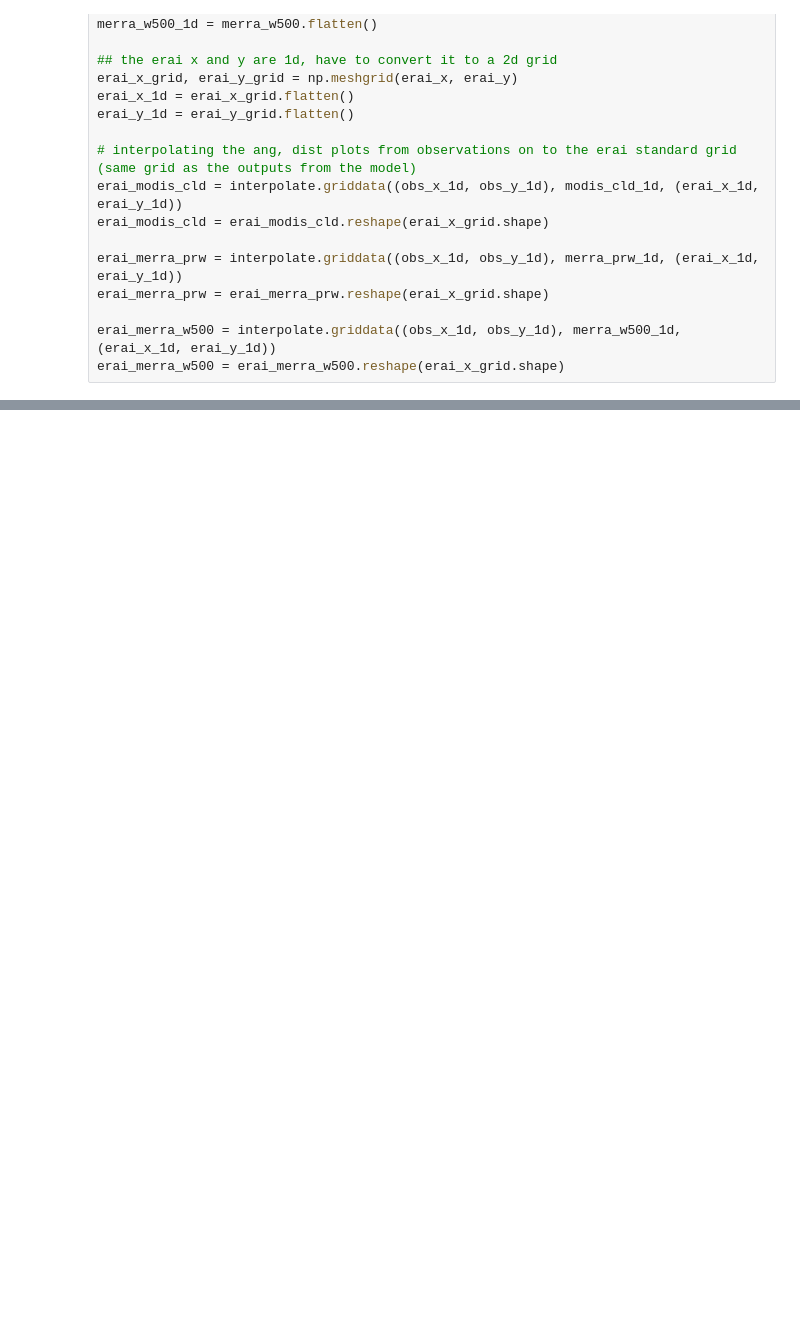
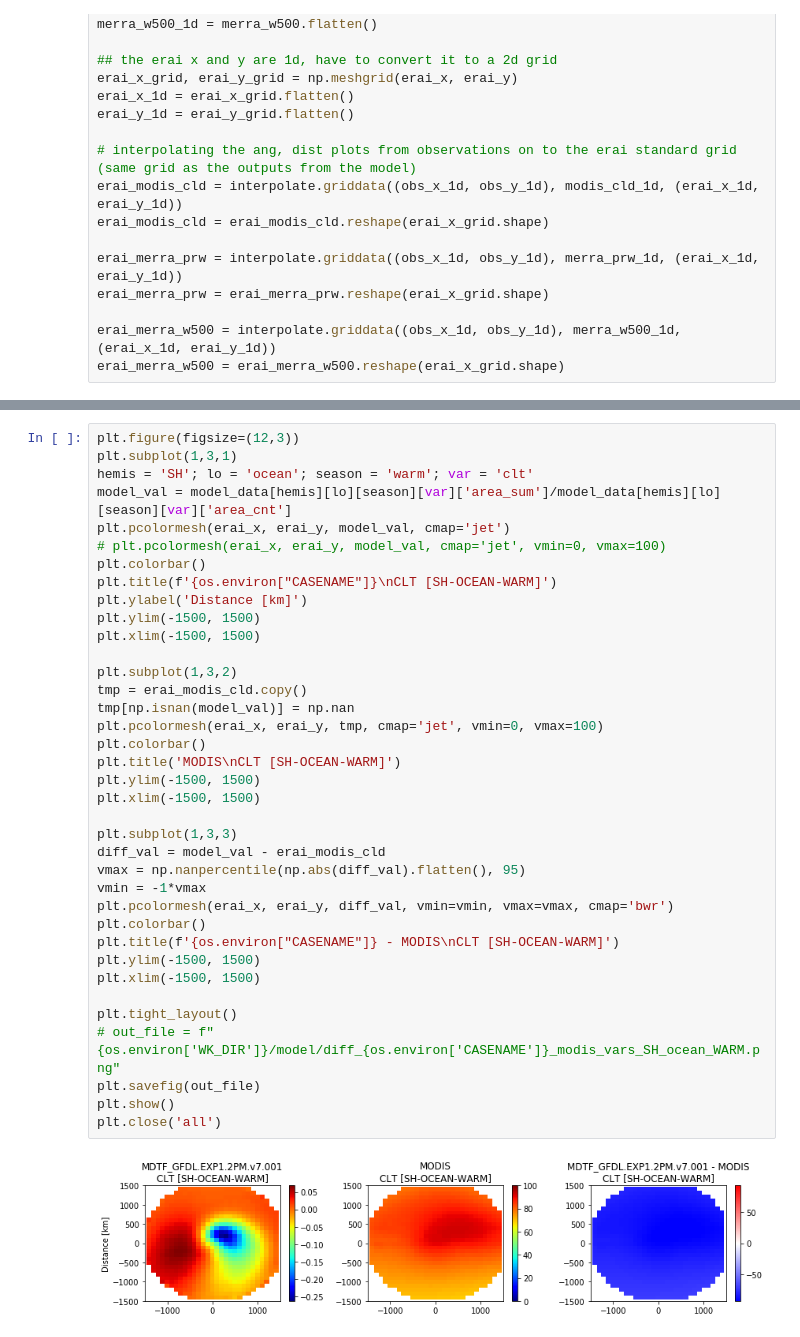
Before and after one commit to NOAA-GFDL/MDTF-diagnostics, a Jupyter notebook: diagnostics/etc_composites/remove/test_plot.ipynb, the cells around one changed output, grey strips where cells are left out. Drawn from its saved outputs; the diff is of its cells as text; blank space fills up the shorter version.

Commit message:
created new diff plots; fixed some minor errors

```diff
--- a/diagnostics/etc_composites/remove/test_plot.ipynb
+++ b/diagnostics/etc_composites/remove/test_plot.ipynb
@@ -258,0 +255,39 @@ plt.close('all')
+# %%
+plt.figure(figsize=(12,3))
+plt.subplot(1,3,1)
+hemis = 'SH'; lo = 'ocean'; season = 'warm'; var = 'clt'
+model_val = model_data[hemis][lo][season][var]['area_sum']/model_data[hemis][lo][season][var]['area_cnt']
+plt.pcolormesh(erai_x, erai_y, model_val, cmap='jet')
+# plt.pcolormesh(erai_x, erai_y, model_val, cmap='jet', vmin=0, vmax=100)
+plt.colorbar()
+plt.title(f'{os.environ["CASENAME"]}\nCLT [SH-OCEAN-WARM]')
+plt.ylabel('Distance [km]')
+plt.ylim(-1500, 1500)
+plt.xlim(-1500, 1500)
+
+plt.subplot(1,3,2)
+tmp = erai_modis_cld.copy()
+tmp[np.isnan(model_val)] = np.nan
+plt.pcolormesh(erai_x, erai_y, tmp, cmap='jet', vmin=0, vmax=100)
+plt.colorbar()
+plt.title('MODIS\nCLT [SH-OCEAN-WARM]')
+plt.ylim(-1500, 1500)
+plt.xlim(-1500, 1500)
+
+plt.subplot(1,3,3)
+diff_val = model_val - erai_modis_cld
+vmax = np.nanpercentile(np.abs(diff_val).flatten(), 95)
+vmin = -1*vmax
+plt.pcolormesh(erai_x, erai_y, diff_val, vmin=vmin, vmax=vmax, cmap='bwr')
+plt.colorbar()
+plt.title(f'{os.environ["CASENAME"]} - MODIS\nCLT [SH-OCEAN-WARM]')
+plt.ylim(-1500, 1500)
+plt.xlim(-1500, 1500)
+
+plt.tight_layout()
+# out_file = f"{os.environ['WK_DIR']}/model/diff_{os.environ['CASENAME']}_modis_vars_SH_ocean_WARM.png"
+plt.savefig(out_file)
+plt.show()
+plt.close('all')
+# %% [output]
+[figure, added]
```
Also changed, not shown: parts of 6 cells of this notebook, 5 other files.
